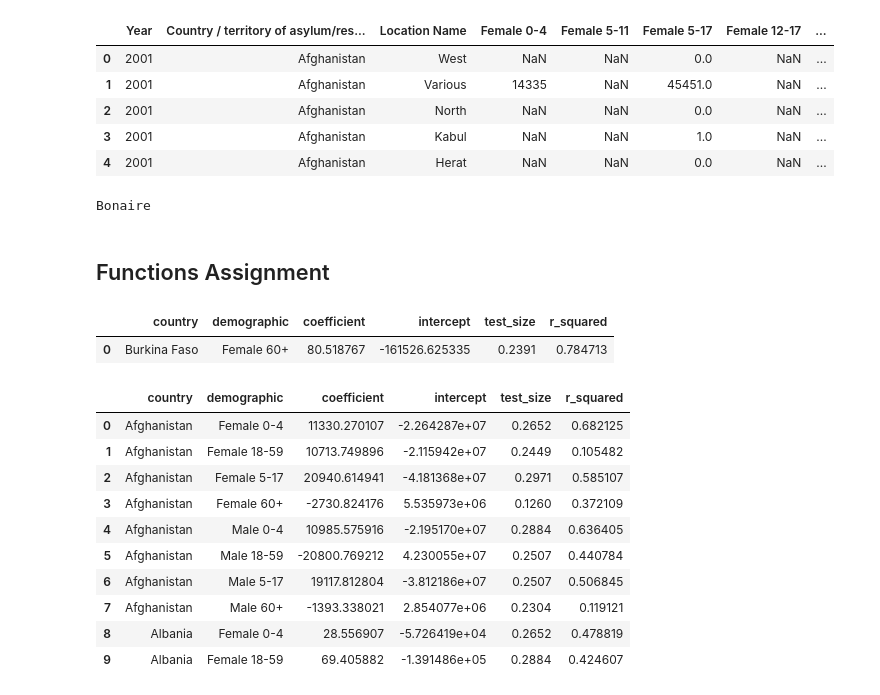
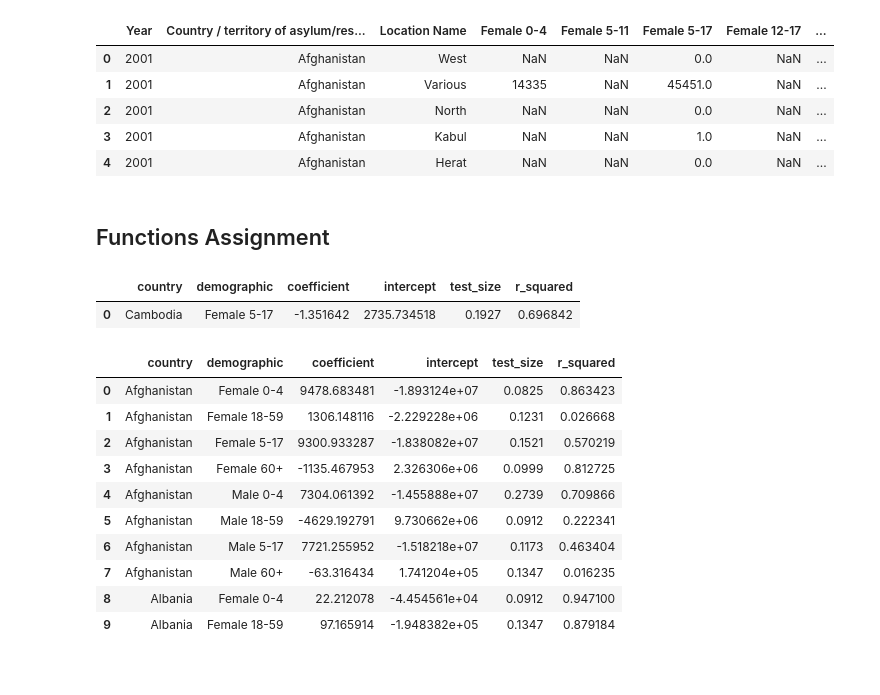
Before and after one commit to Miagong777/unhcr_displaced_demographics, a Jupyter notebook: Refugee_Project.ipynb, the cells around one changed output. Cells and saved outputs as stored; diff of their text form; code cells hidden in the pictures.

Commit message:
Linear Regression Visualization

```diff
--- a/Refugee_Project.ipynb
+++ b/Refugee_Project.ipynb
@@ -34,7 +34,8 @@ from sklearn.metrics import r2_score
 # pre-processing of data
 
 # data: http://popstats.unhcr.org/en/demographics
-demographics_df = pd.read_csv('./unhcr_popstats_export_demographics_2019_12_23_152351.csv', header = 2)
+import_path = './unhcr_popstats_export_demographics_2019_12_23_152351.csv'
+demographics_df = pd.read_csv(import_path, header = 2)
 
 demographics_df.head()
 # %% [output]
@@ -50,7 +51,15 @@ demographics_df.head()
 # convert ages to integers because you can't have half of a person
 # assuming that all '*' values are 0
 def clean_convert_unhcr_data(col):
+    '''Clean mislabeled data for demographic levels
+    '''
     demographics_df[col] = demographics_df[col].fillna(0).replace('*', 0).astype(int)
+
+# The 'total' columns are sums of all other columns for each gender, but there is overlap among a few columns
+def add_cols(col, col_list):
+    '''Coalesce demographics with overlapping data
+    '''
+    demographics_df[col] = demographics_df[col_list].sum(axis = 1)
 
 
 demographics_columns = ['Female 0-4','Female 5-11','Female 5-17','Female 12-17',
@@ -61,15 +70,12 @@ demographics_columns = ['Female 0-4','Female 5-11','Female 5-17','Female 12-17',
 for col in demographics_columns:
     clean_convert_unhcr_data(col)
 
-# The 'total' columns are sums of all other columns for each gender, but there is overlap among a few columns
-def add_cols(col, col_list):
-    demographics_df[col] = demographics_df[col_list].sum(axis = 1)
-
-
+# Add columns to clean inconsistencies in data tabulation
 add_cols('Female 5-17',['Female 5-11','Female 5-17','Female 12-17'])
-
 add_cols('Male 5-17',['Male 5-11','Male 5-17','Male 12-17'])
 
+# Dropping columns after adding together, dropping location name as this project is tailored
+# to the country level
 cols_to_drop = ['Female 5-11', 'Female 12-17', 'Male 5-11', 'Male 12-17','Location Name']
 
 demographics_df = demographics_df.drop(cols_to_drop, axis = 1)
@@ -79,12 +85,7 @@ demographics_df = demographics_df.groupby(['Year','Country / territory of asylum
 for country in demographics_df['Country / territory of asylum/residence'].unique():
     count = demographics_df[demographics_df['Country / territory of asylum/residence'] == country]['Country / territory of asylum/residence'].count()
     if count == 1:
-        print(country)
-
-# remove from dataframe
-demographics_df = demographics_df[demographics_df['Country / territory of asylum/residence'] != 'Bonaire']
+        demographics_df = demographics_df[demographics_df['Country / territory of asylum/residence'] != country]
-# %% [output]
-Bonaire
 # %% [markdown]
 ## Functions Assignment
 # %%
@@ -102,15 +103,15 @@ def lin_reg(dataframe_input, demographic, test_size):
     x_data = country_specified_dataframe['Year'].values.reshape(-1, 1)
     y_data = country_specified_dataframe[demographic].values.reshape(-1, 1)
 
-    # create training and testing datasets, pick a small test_size as tehre isn't a lot of data
+    # create training and testing datasets, pick a small test_size as there isn't a lot of data
     x_train, x_test, y_train, y_test = train_test_split(x_data, y_data, test_size = test_size)
 
     # create linear regression object
-    lr = LinearRegression()
+    lr = linear_model.LinearRegression()
     lr.fit(x_train, y_train)
-    y_pred = lr.predict(x_train)
+    y_pred = lr.predict(x_test)
 
-    linear_regression_list = [lr.coef_[0][0], lr.intercept_[0], test_size, r2_score(y_train, y_pred)]
+    linear_regression_list = [lr.coef_[0][0], lr.intercept_[0], test_size, r2_score(y_test, y_pred)]
 
     return linear_regression_list
 
@@ -139,13 +140,13 @@ def get_max_r_squared(dataframe_input, demographic, country):
 # %%
 # test the return of a single country and demographic input
 
-country_input, demographic = 'Burkina Faso', 'Female 60+'
+country_input, demographic = 'Cambodia', 'Female 5-17'
 
 country_specified_dataframe = specify_country(demographics_df, country_input)
 get_max_r_squared(country_specified_dataframe, demographic, country_input)
 # %% [output]
 |  | country | demographic | coefficient | intercept | test_size | r_squared |
-| 0 | Burkina Faso | Female 60+ | 80.518767 | -161526.625335 | 0.2391 | 0.784713 |
+| 0 | Cambodia | Female 5-17 | -1.351642 | 2735.734518 | 0.1927 | 0.696842 |
 # %%
 # test list of countries
 test_country_list_df = pd.DataFrame({'country': ['Samoa', 'Iceland', 'Afghanistan', 'Rep. of Korea', 'Burkina Faso', 'Bosnia and Herzegovina']})
@@ -177,6 +178,7 @@ for country in full_country_list:
         lin_reg_list.append(lin_reg_object)
 
 overall_lin_reg_df = pd.concat(lin_reg_list, ignore_index = True)
+
 # sort countries and demographic
 overall_lin_reg_df = overall_lin_reg_df.sort_values(by = ['country', 'demographic']).reset_index(drop = True)
 
@@ -184,13 +186,13 @@ overall_lin_reg_df.to_csv('./regression_values_overall.csv', index = False)
 overall_lin_reg_df.head(10)
 # %% [output]
 |  | country | demographic | coefficient | intercept | test_size | r_squared |
-| 0 | Afghanistan | Female 0-4 | 11330.270107 | -2.264287e+07 | 0.2652 | 0.682125 |
-| 1 | Afghanistan | Female 18-59 | 10713.749896 | -2.115942e+07 | 0.2449 | 0.105482 |
-| 2 | Afghanistan | Female 5-17 | 20940.614941 | -4.181368e+07 | 0.2971 | 0.585107 |
-| 3 | Afghanistan | Female 60+ | -2730.824176 | 5.535973e+06 | 0.1260 | 0.372109 |
-| 4 | Afghanistan | Male 0-4 | 10985.575916 | -2.195170e+07 | 0.2884 | 0.636405 |
-| 5 | Afghanistan | Male 18-59 | -20800.769212 | 4.230055e+07 | 0.2507 | 0.440784 |
-| 6 | Afghanistan | Male 5-17 | 19117.812804 | -3.812186e+07 | 0.2507 | 0.506845 |
-| 7 | Afghanistan | Male 60+ | -1393.338021 | 2.854077e+06 | 0.2304 | 0.119121 |
-| 8 | Albania | Female 0-4 | 28.556907 | -5.726419e+04 | 0.2652 | 0.478819 |
-| 9 | Albania | Female 18-59 | 69.405882 | -1.391486e+05 | 0.2884 | 0.424607 |
+| 0 | Afghanistan | Female 0-4 | 9478.683481 | -1.893124e+07 | 0.0825 | 0.863423 |
+| 1 | Afghanistan | Female 18-59 | 1306.148116 | -2.229228e+06 | 0.1231 | 0.026668 |
+| 2 | Afghanistan | Female 5-17 | 9300.933287 | -1.838082e+07 | 0.1521 | 0.570219 |
+| 3 | Afghanistan | Female 60+ | -1135.467953 | 2.326306e+06 | 0.0999 | 0.812725 |
+| 4 | Afghanistan | Male 0-4 | 7304.061392 | -1.455888e+07 | 0.2739 | 0.709866 |
+| 5 | Afghanistan | Male 18-59 | -4629.192791 | 9.730662e+06 | 0.0912 | 0.222341 |
+| 6 | Afghanistan | Male 5-17 | 7721.255952 | -1.518218e+07 | 0.1173 | 0.463404 |
+| 7 | Afghanistan | Male 60+ | -63.316434 | 1.741204e+05 | 0.1347 | 0.016235 |
+| 8 | Albania | Female 0-4 | 22.212078 | -4.454561e+04 | 0.0912 | 0.947100 |
+| 9 | Albania | Female 18-59 | 97.165914 | -1.948382e+05 | 0.1347 | 0.879184 |
```
Also changed, not shown: parts of 6 cells of this notebook.
